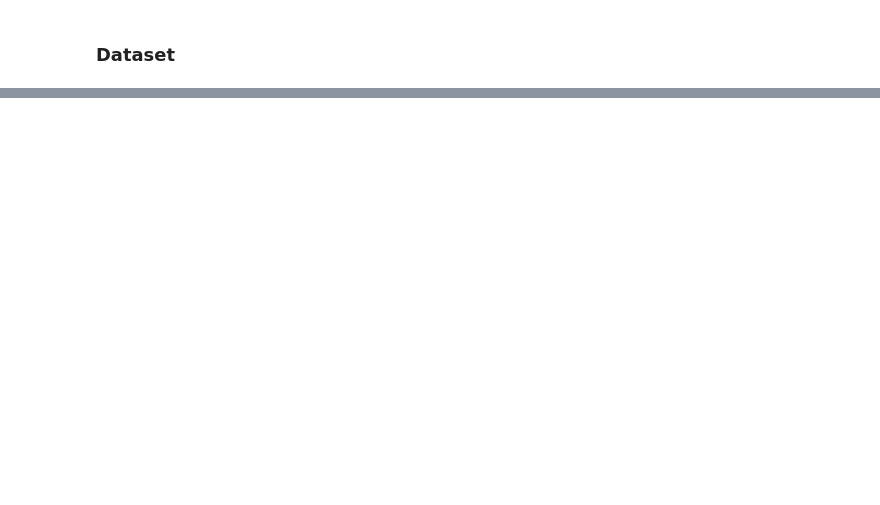
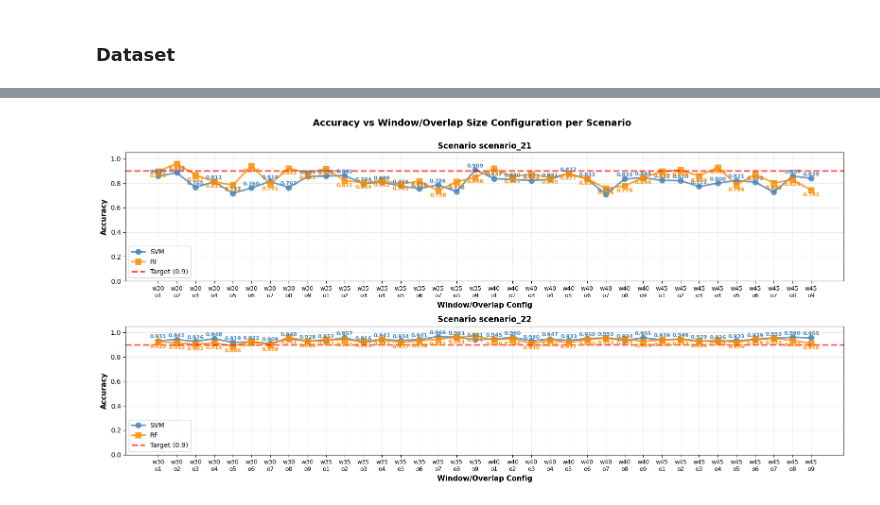
Before and after one commit to pedro-nuno-monteiro/thesis-project, a Jupyter notebook: Data analysis.ipynb, the cells around one changed output, grey strips where cells are left out. Drawn from its saved outputs; the diff is of its cells as text; code cells hidden in the pictures; blank space fills up the shorter version.

```diff
--- a/Data analysis.ipynb
+++ b/Data analysis.ipynb
@@ -541,0 +682,74 @@ weighted avg     0.8461    0.8454    0.8453       317
+# %%
+# Visualization of parameter study results
+scenario_keys_sorted = sorted(param_study_results[list(param_study_results.keys())[0]].keys())
+config_keys = sorted(param_study_results.keys())
+
+n_scenarios = len(scenario_keys_sorted)
+fig, axes = plt.subplots(n_scenarios, 1, figsize=(16, 4 * n_scenarios), squeeze=False)
+axes = axes.flatten()
+
+for idx, scenario_key in enumerate(scenario_keys_sorted):
+	ax = axes[idx]
+
+	svm_accs = []
+	rf_accs = []
+	config_labels = []
+
+	for config_key in config_keys:
+		if scenario_key in param_study_results[config_key]:
+			svm_accs.append(param_study_results[config_key][scenario_key]["SVM"]["accuracy"])
+			rf_accs.append(param_study_results[config_key][scenario_key]["RF"]["accuracy"])
+
+			# Extract window and overlap from config key
+			window = config_key.split("_")[0][1:]
+			overlap = config_key.split("_")[1][1:]
+			config_labels.append(f"w{window}\no{overlap}")
+
+	x = np.arange(len(config_labels))
+
+	# Add line plots
+	ax.plot(x, svm_accs, marker="o", linewidth=2.5, markersize=8, label="SVM", color="steelblue", alpha=0.8)
+	ax.plot(x, rf_accs, marker="s", linewidth=2.5, markersize=8, label="RF", color="darkorange", alpha=0.8)
+
+	# Add horizontal reference line at 0.9 accuracy
+	ax.axhline(y=0.9, color='red', linestyle='--', linewidth=2.5, alpha=0.7, label='Target (0.9)')
+
+	ax.set_xlabel("Window/Overlap Config", fontsize=11, fontweight="bold")
+	ax.set_ylabel("Accuracy", fontsize=11, fontweight="bold")
+	ax.set_title(f"Scenario {scenario_key}", fontsize=12, fontweight="bold")
+	ax.set_xticks(x)
+	ax.set_xticklabels(config_labels, fontsize=9)
+	ax.set_ylim([0, 1.05])
+	ax.legend(fontsize=10)
+	ax.grid(axis="y", alpha=0.3)
+	ax.grid(axis="x", alpha=0.2)
+
+	# Add value labels at each point
+	for i, (svm_acc, rf_acc) in enumerate(zip(svm_accs, rf_accs)):
+		ax.text(i, svm_acc + 0.02, f"{svm_acc:.3f}", ha="center", fontsize=8, color="steelblue", fontweight="bold")
+		ax.text(i, rf_acc - 0.05, f"{rf_acc:.3f}", ha="center", fontsize=8, color="darkorange", fontweight="bold")
+
+plt.suptitle("Accuracy vs Window/Overlap Size Configuration per Scenario", fontsize=14, fontweight="bold")
+plt.tight_layout(rect=[0, 0, 1, 0.98])
+plt.show()
+
+
+# Summary table
+print("\n" + "=" * 100)
+print("PARAMETER STUDY SUMMARY - Accuracy Results")
+print("=" * 100)
+
+for scenario_key in scenario_keys_sorted:
+	print(f"\n{scenario_key}:")
+	print(f"{'Config':<15} {'SVM Accuracy':<18} {'RF Accuracy':<18} {'Avg Accuracy':<18}")
+	print("-" * 70)
+
+	for config_key in config_keys:
+		if scenario_key in param_study_results[config_key]:
+			svm_acc = param_study_results[config_key][scenario_key]["SVM"]["accuracy"]
+			rf_acc = param_study_results[config_key][scenario_key]["RF"]["accuracy"]
+			avg_acc = (svm_acc + rf_acc) / 2
+
+			print(f"{config_key:<15} {svm_acc:<18.4f} {rf_acc:<18.4f} {avg_acc:<18.4f}")
+# %% [output]
+[figure, added]
```
Also changed, not shown: parts of 12 cells of this notebook, 20 other files.
